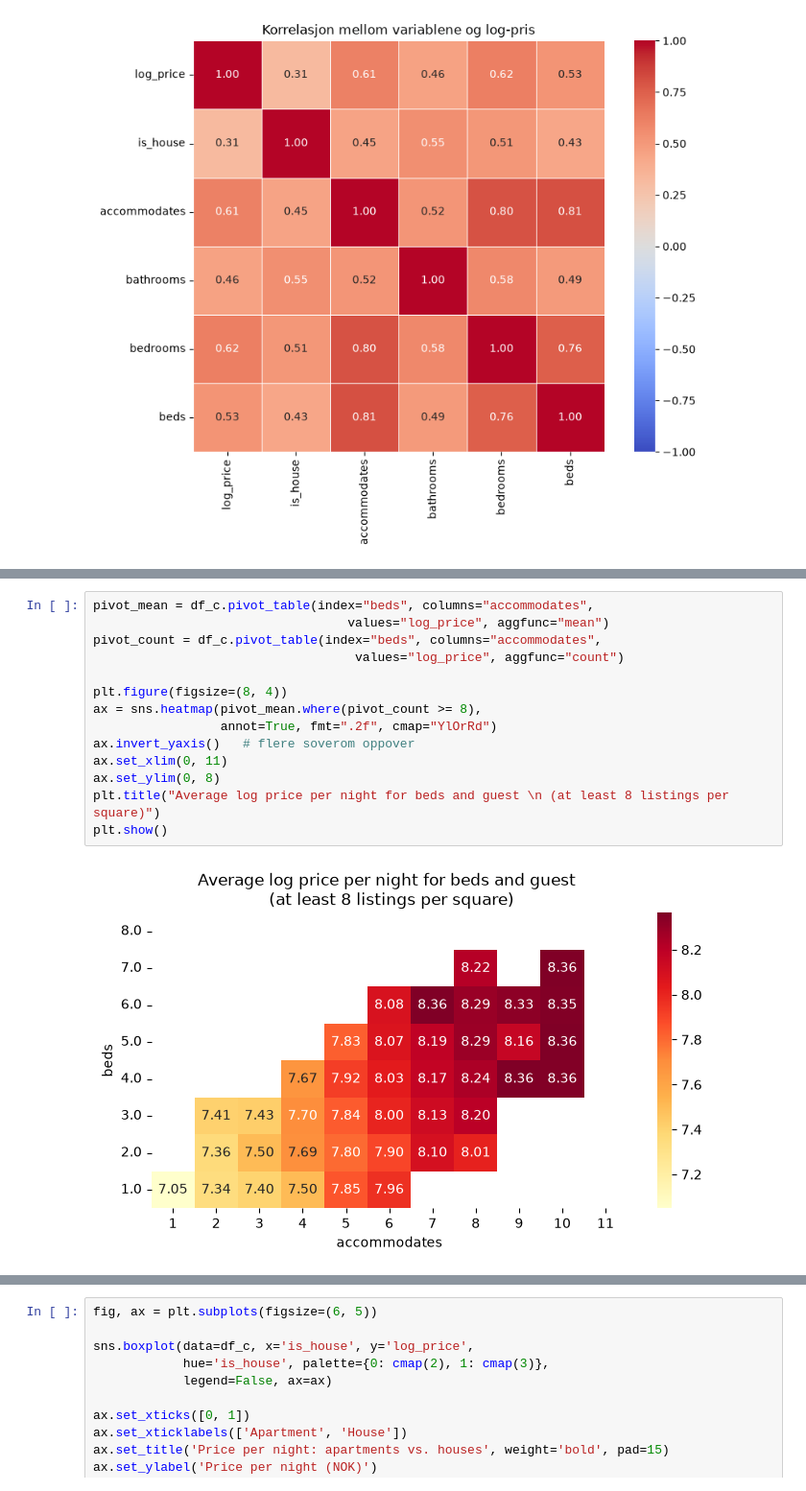
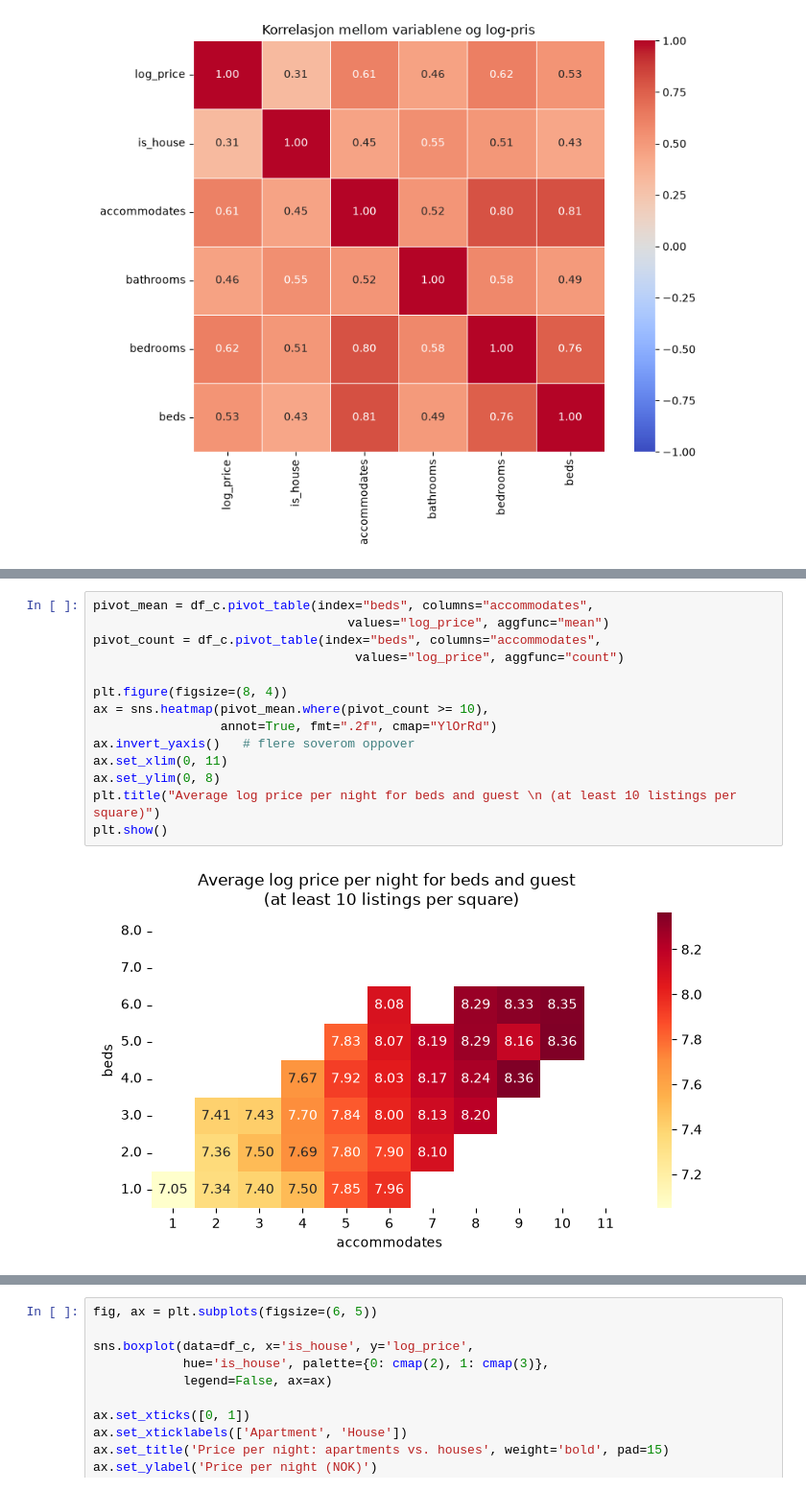
Before and after one commit to malenalisken/Airbnb_project, a Jupyter notebook: notebooks/relationships.ipynb, the cells around one changed output, grey strips where cells are left out. Shown at 96% size. Saved outputs shown, nothing was run; the diff lists cells and outputs as text.

```diff
--- a/notebooks/relationships.ipynb
+++ b/notebooks/relationships.ipynb
@@ -223,16 +225,16 @@ plt.show()
 # %%
 pivot_mean = df_c.pivot_table(index="beds", columns="accommodates",
                                   values="log_price", aggfunc="mean")
 pivot_count = df_c.pivot_table(index="beds", columns="accommodates",
                                    values="log_price", aggfunc="count")
 
 plt.figure(figsize=(8, 4))
-ax = sns.heatmap(pivot_mean.where(pivot_count >= 8),
+ax = sns.heatmap(pivot_mean.where(pivot_count >= 10),
                  annot=True, fmt=".2f", cmap="YlOrRd")
 ax.invert_yaxis()   # flere soverom oppover
 ax.set_xlim(0, 11)
 ax.set_ylim(0, 8)
-plt.title("Average log price per night for beds and guest \n (at least 8 listings per square)")
+plt.title("Average log price per night for beds and guest \n (at least 10 listings per square)")
 plt.show()
 # %% [output]
-[figure, old version]
+[figure, new version]
```
Also changed, not shown: parts of 23 cells of this notebook, 2 other files.
